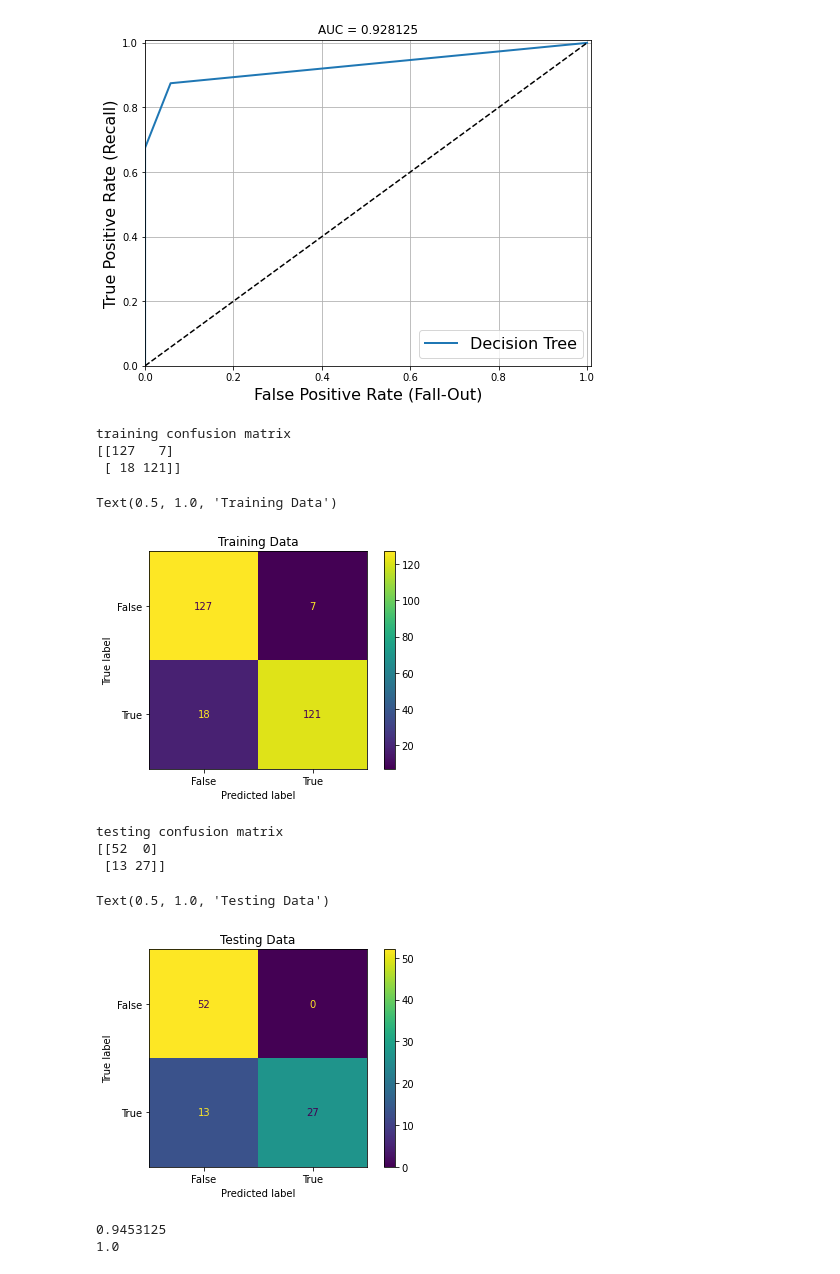
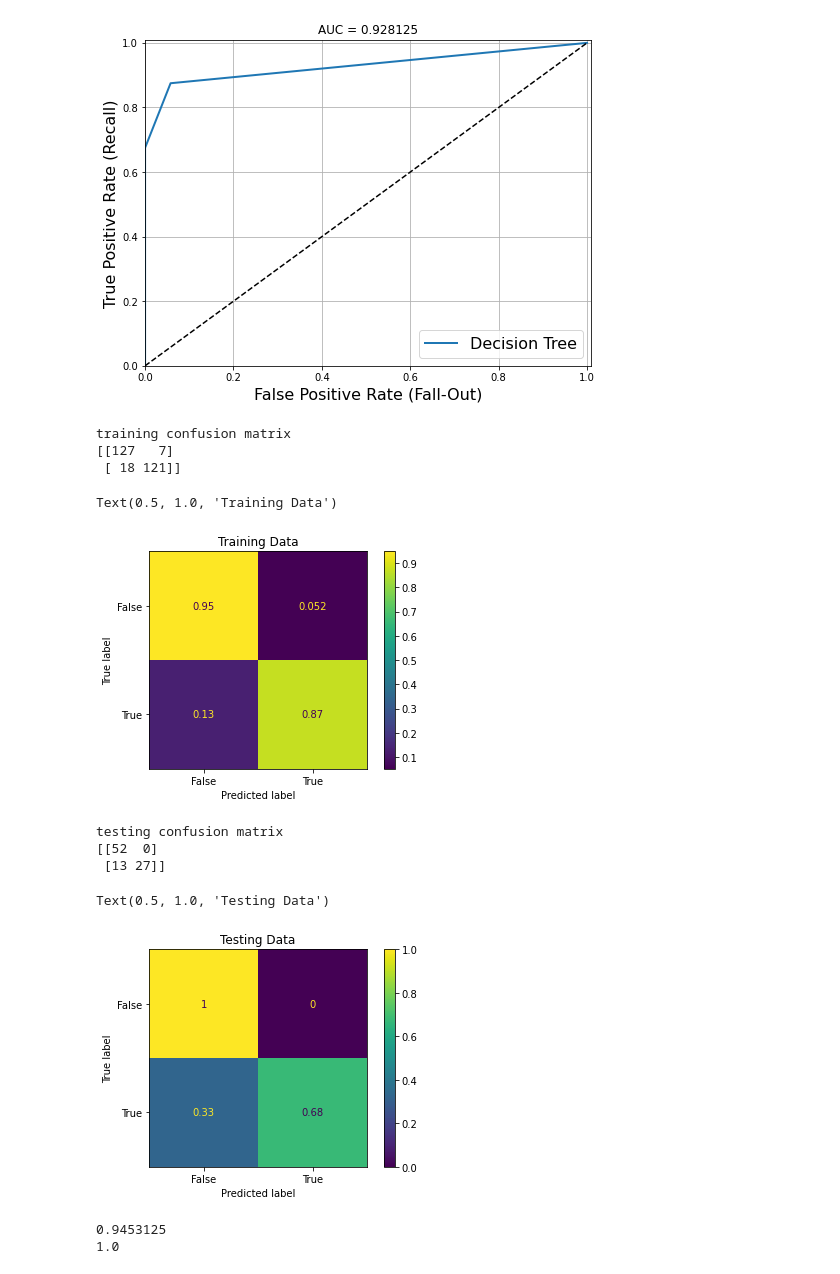
Before and after one commit to eabarnes1010/course_ml_ats, a Jupyter notebook: code/tree_classifier_christman.ipynb, the cells around one changed output. Saved outputs shown, nothing was run; the diff lists cells and outputs as text; code cells hidden in the pictures.

Commit message:
added normalization to confusion matrices

```diff
--- a/code/tree_classifier_christman.ipynb
+++ b/code/tree_classifier_christman.ipynb
@@ -281,31 +281,31 @@ plt.show()
 # %%
 from sklearn.metrics import confusion_matrix
 from sklearn.metrics import ConfusionMatrixDisplay
 
 y_pred_train = tree_clf.predict(train_features)
 print('training confusion matrix')
 print(confusion_matrix(train_labels, y_pred_train))
-ConfusionMatrixDisplay.from_predictions(train_labels, y_pred_train)
+ConfusionMatrixDisplay.from_predictions(train_labels, y_pred_train,normalize='true')
 plt.title('Training Data')
 # %% [output]
 training confusion matrix
 [[127   7]
  [ 18 121]]
 Text(0.5, 1.0, 'Training Data')
-[figure, old version]
+[figure, new version]
 # %%
 y_pred_test = tree_clf.predict(test_features)
 print('testing confusion matrix')
 print(confusion_matrix(test_labels, y_pred_test))
 
-ConfusionMatrixDisplay.from_predictions(test_labels, y_pred_test)
+ConfusionMatrixDisplay.from_predictions(test_labels, y_pred_test,normalize='true')
 plt.title('Testing Data')
 # %% [output]
 testing confusion matrix
 [[52  0]
  [13 27]]
 Text(0.5, 1.0, 'Testing Data')
-[figure, old version]
+[figure, new version]
 # %%
 from sklearn.metrics import precision_score, recall_score
 
```
